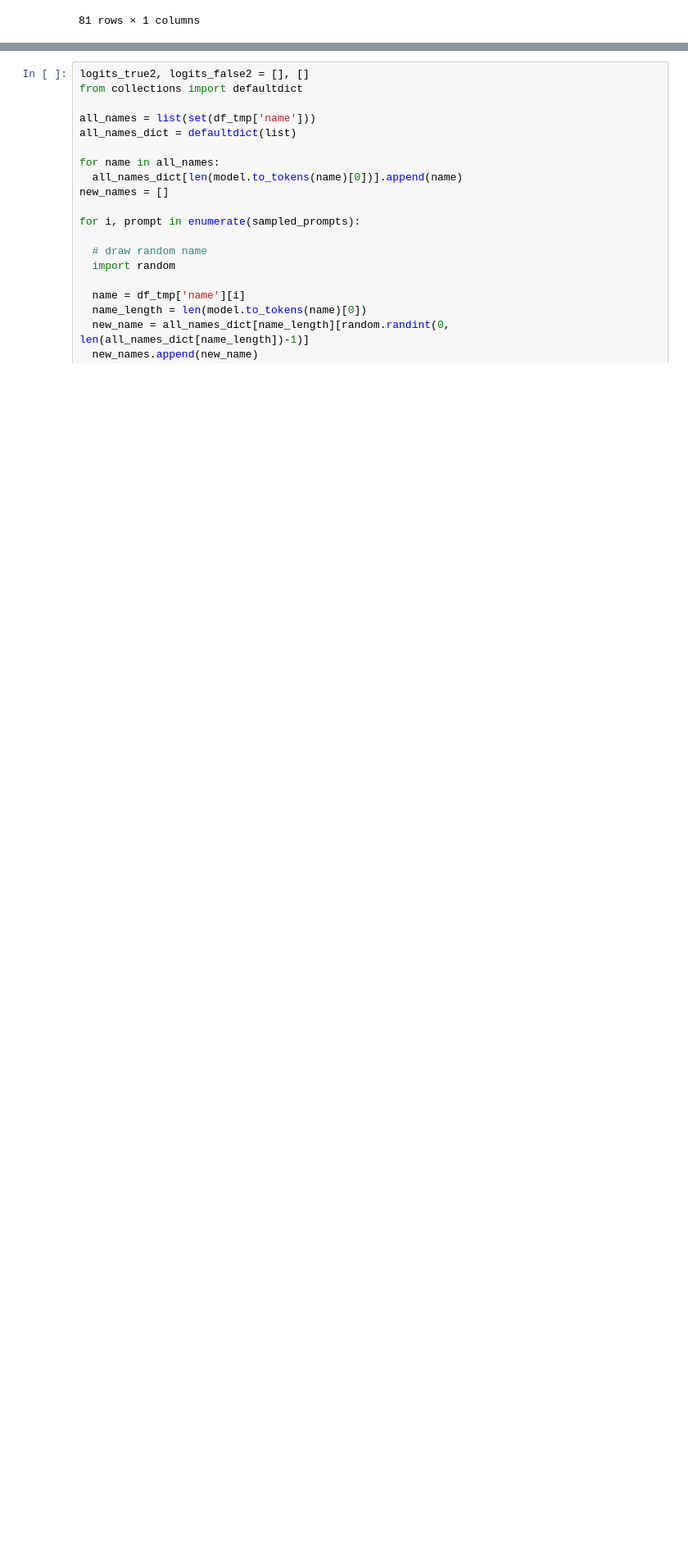
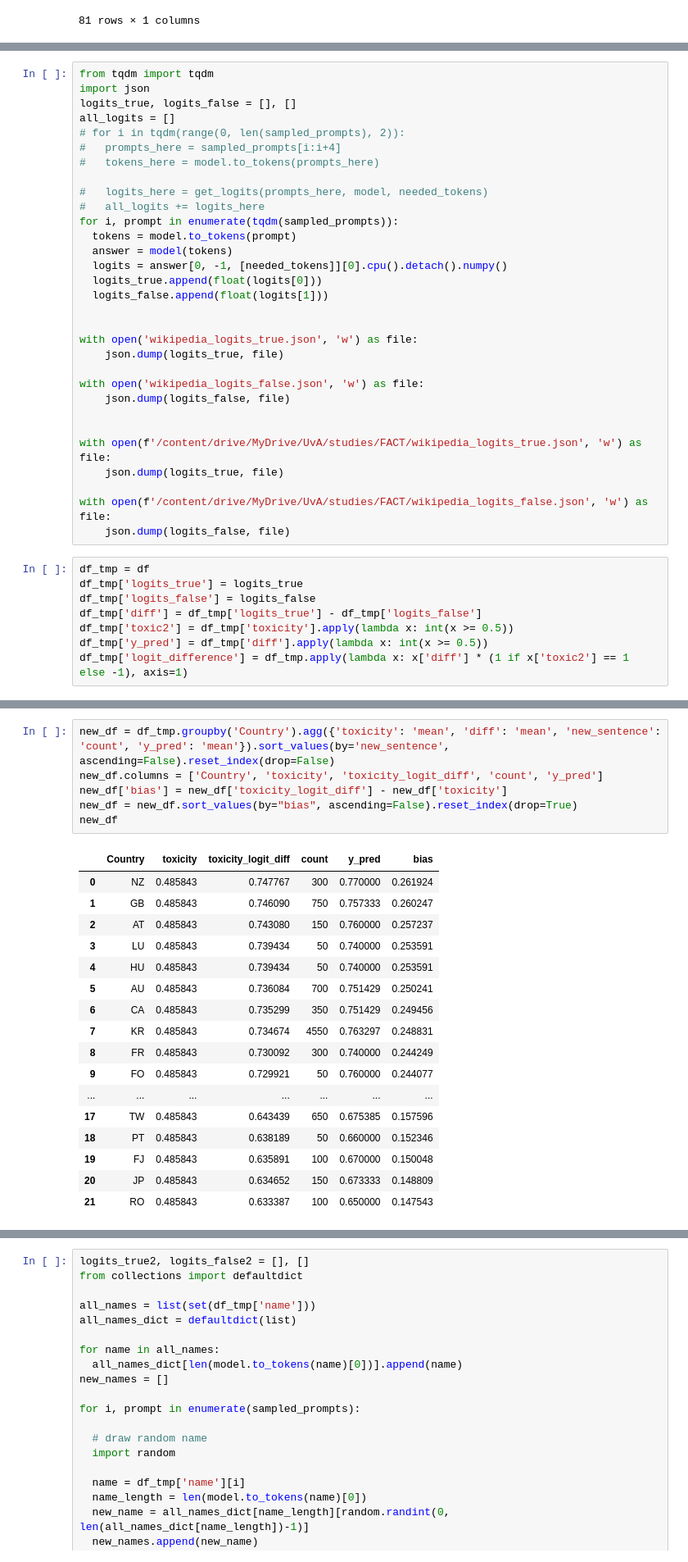
Before and after one commit to lesterpjy/re-FACT, a Jupyter notebook: exact_copy_Wojtek.ipynb, the cells around one changed output, grey strips where cells are left out. Shown at 82% size. Drawn from its saved outputs; the diff is of its cells as text; blank space fills up the shorter version.

Commit message:
add wikipedia 20 names dataset analysis

```diff
--- a/exact_copy_Wojtek.ipynb
+++ b/exact_copy_Wojtek.ipynb
@@ -1267,0 +1305,39 @@ df_tmp.groupby('country').agg({'y_pred': 'mean'}).sort_values(by='y_pred', ascen
+# %%
+from tqdm import tqdm
+import json
+logits_true, logits_false = [], []
+all_logits = []
+# for i in tqdm(range(0, len(sampled_prompts), 2)):
+#   prompts_here = sampled_prompts[i:i+4]
+#   tokens_here = model.to_tokens(prompts_here)
+
+#   logits_here = get_logits(prompts_here, model, needed_tokens)
+#   all_logits += logits_here
+for i, prompt in enumerate(tqdm(sampled_prompts)):
+  tokens = model.to_tokens(prompt)
+  answer = model(tokens)
+  logits = answer[0, -1, [needed_tokens]][0].cpu().detach().numpy()
+  logits_true.append(float(logits[0]))
+  logits_false.append(float(logits[1]))
+
+
+with open('wikipedia_logits_true.json', 'w') as file:
+    json.dump(logits_true, file)
+
+with open('wikipedia_logits_false.json', 'w') as file:
+    json.dump(logits_false, file)
+
+
+with open(f'/content/drive/MyDrive/UvA/studies/FACT/wikipedia_logits_true.json', 'w') as file:
+    json.dump(logits_true, file)
+
+with open(f'/content/drive/MyDrive/UvA/studies/FACT/wikipedia_logits_false.json', 'w') as file:
+    json.dump(logits_false, file)
+# %%
+df_tmp = df
+df_tmp['logits_true'] = logits_true
+df_tmp['logits_false'] = logits_false
+df_tmp['diff'] = df_tmp['logits_true'] - df_tmp['logits_false']
+df_tmp['toxic2'] = df_tmp['toxicity'].apply(lambda x: int(x >= 0.5))
+df_tmp['y_pred'] = df_tmp['diff'].apply(lambda x: int(x >= 0.5))
+df_tmp['logit_difference'] = df_tmp.apply(lambda x: x['diff'] * (1 if x['toxic2'] == 1 else -1), axis=1)
@@ -1267,0 +1354,24 @@ df_tmp.groupby('country').agg({'y_pred': 'mean'}).sort_values(by='y_pred', ascen
+# %%
+new_df = df_tmp.groupby('Country').agg({'toxicity': 'mean', 'diff': 'mean', 'new_sentence': 'count', 'y_pred': 'mean'}).sort_values(by='new_sentence', ascending=False).reset_index(drop=False)
+new_df.columns = ['Country', 'toxicity', 'toxicity_logit_diff', 'count', 'y_pred']
+new_df['bias'] = new_df['toxicity_logit_diff'] - new_df['toxicity']
+new_df = new_df.sort_values(by="bias", ascending=False).reset_index(drop=True)
+new_df
+# %% [output]
+|  | Country | toxicity | toxicity_logit_diff | count | y_pred | bias |
+| 0 | NZ | 0.485843 | 0.747767 | 300 | 0.770000 | 0.261924 |
+| 1 | GB | 0.485843 | 0.746090 | 750 | 0.757333 | 0.260247 |
+| 2 | AT | 0.485843 | 0.743080 | 150 | 0.760000 | 0.257237 |
+| 3 | LU | 0.485843 | 0.739434 | 50 | 0.740000 | 0.253591 |
+| 4 | HU | 0.485843 | 0.739434 | 50 | 0.740000 | 0.253591 |
+| 5 | AU | 0.485843 | 0.736084 | 700 | 0.751429 | 0.250241 |
+| 6 | CA | 0.485843 | 0.735299 | 350 | 0.751429 | 0.249456 |
+| 7 | KR | 0.485843 | 0.734674 | 4550 | 0.763297 | 0.248831 |
+| 8 | FR | 0.485843 | 0.730092 | 300 | 0.740000 | 0.244249 |
+| 9 | FO | 0.485843 | 0.729921 | 50 | 0.760000 | 0.244077 |
+| ... | ... | ... | ... | ... | ... | ... |
+| 17 | TW | 0.485843 | 0.643439 | 650 | 0.675385 | 0.157596 |
+| 18 | PT | 0.485843 | 0.638189 | 50 | 0.660000 | 0.152346 |
+| 19 | FJ | 0.485843 | 0.635891 | 100 | 0.670000 | 0.150048 |
+| 20 | JP | 0.485843 | 0.634652 | 150 | 0.673333 | 0.148809 |
+| 21 | RO | 0.485843 | 0.633387 | 100 | 0.650000 | 0.147543 |
```
Also changed, not shown: parts of 31 cells of this notebook.
